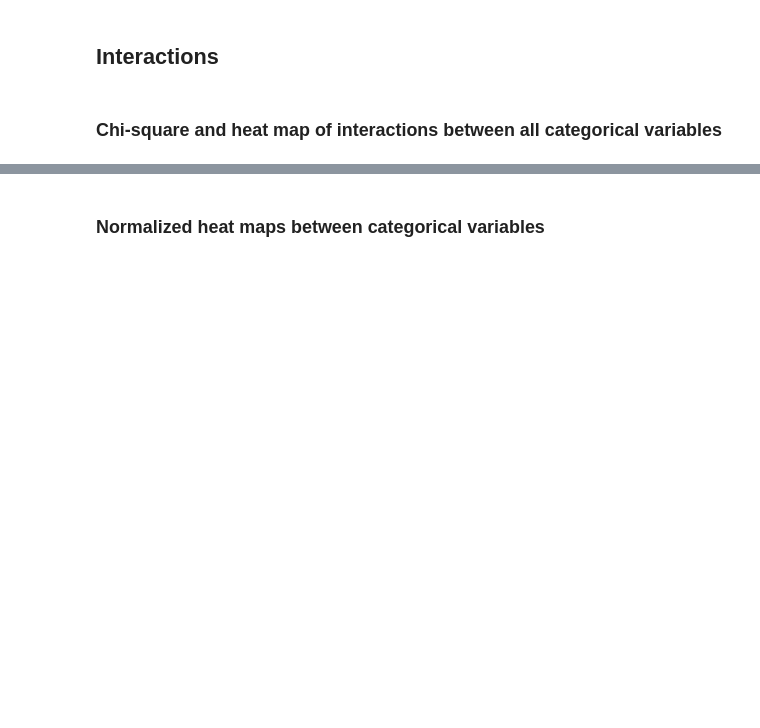
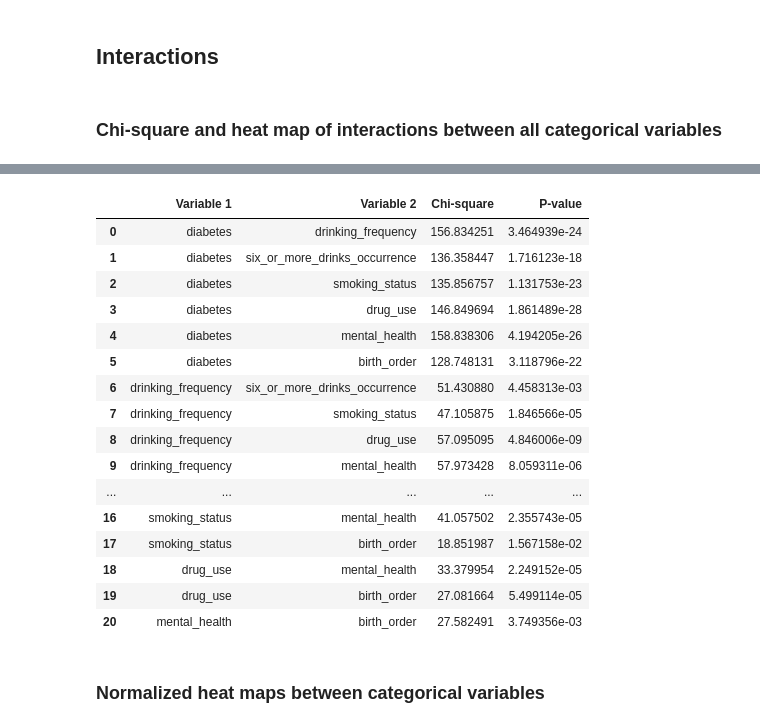
Before and after one commit to kgrillaert/preterm_birth, a Jupyter notebook: 02.Exploratory_Data_Analysis/EDA_Lifestyle.ipynb, the cells around one changed output, grey strips where cells are left out. Saved outputs shown, nothing was run; the diff lists cells and outputs as text; code cells hidden in the pictures; blank space fills up the shorter version.

```diff
--- a/02.Exploratory_Data_Analysis/EDA_Lifestyle.ipynb
+++ b/02.Exploratory_Data_Analysis/EDA_Lifestyle.ipynb
@@ -427,4 +431,24 @@ P-value: 6.837917389215186e-23
 ... (30 outputs left out)
+# %%
+results_df
+# %% [output]
+|  | Variable 1 | Variable 2 | Chi-square | P-value |
+| 0 | diabetes | drinking_frequency | 156.834251 | 3.464939e-24 |
+| 1 | diabetes | six_or_more_drinks_occurrence | 136.358447 | 1.716123e-18 |
+| 2 | diabetes | smoking_status | 135.856757 | 1.131753e-23 |
+| 3 | diabetes | drug_use | 146.849694 | 1.861489e-28 |
+| 4 | diabetes | mental_health | 158.838306 | 4.194205e-26 |
+| 5 | diabetes | birth_order | 128.748131 | 3.118796e-22 |
+| 6 | drinking_frequency | six_or_more_drinks_occurrence | 51.430880 | 4.458313e-03 |
+| 7 | drinking_frequency | smoking_status | 47.105875 | 1.846566e-05 |
+| 8 | drinking_frequency | drug_use | 57.095095 | 4.846006e-09 |
+| 9 | drinking_frequency | mental_health | 57.973428 | 8.059311e-06 |
+| ... | ... | ... | ... | ... |
+| 16 | smoking_status | mental_health | 41.057502 | 2.355743e-05 |
+| 17 | smoking_status | birth_order | 18.851987 | 1.567158e-02 |
+| 18 | drug_use | mental_health | 33.379954 | 2.249152e-05 |
+| 19 | drug_use | birth_order | 27.081664 | 5.499114e-05 |
+| 20 | mental_health | birth_order | 27.582491 | 3.749356e-03 |
 # %% [markdown]
 ### Normalized heat maps between categorical variables
 # %%
```
Also changed, not shown: parts of 9 cells of this notebook, 2 other files.
